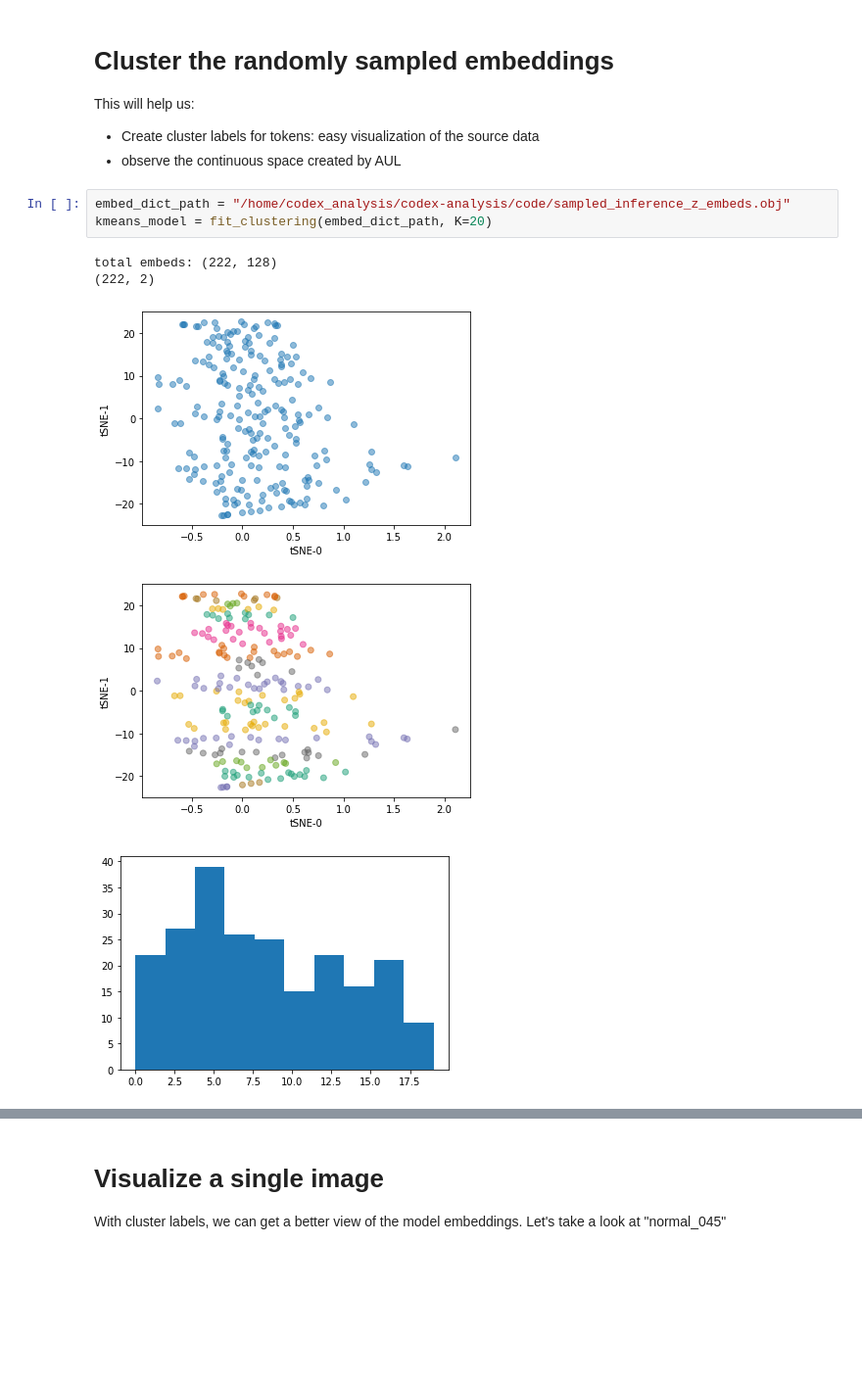
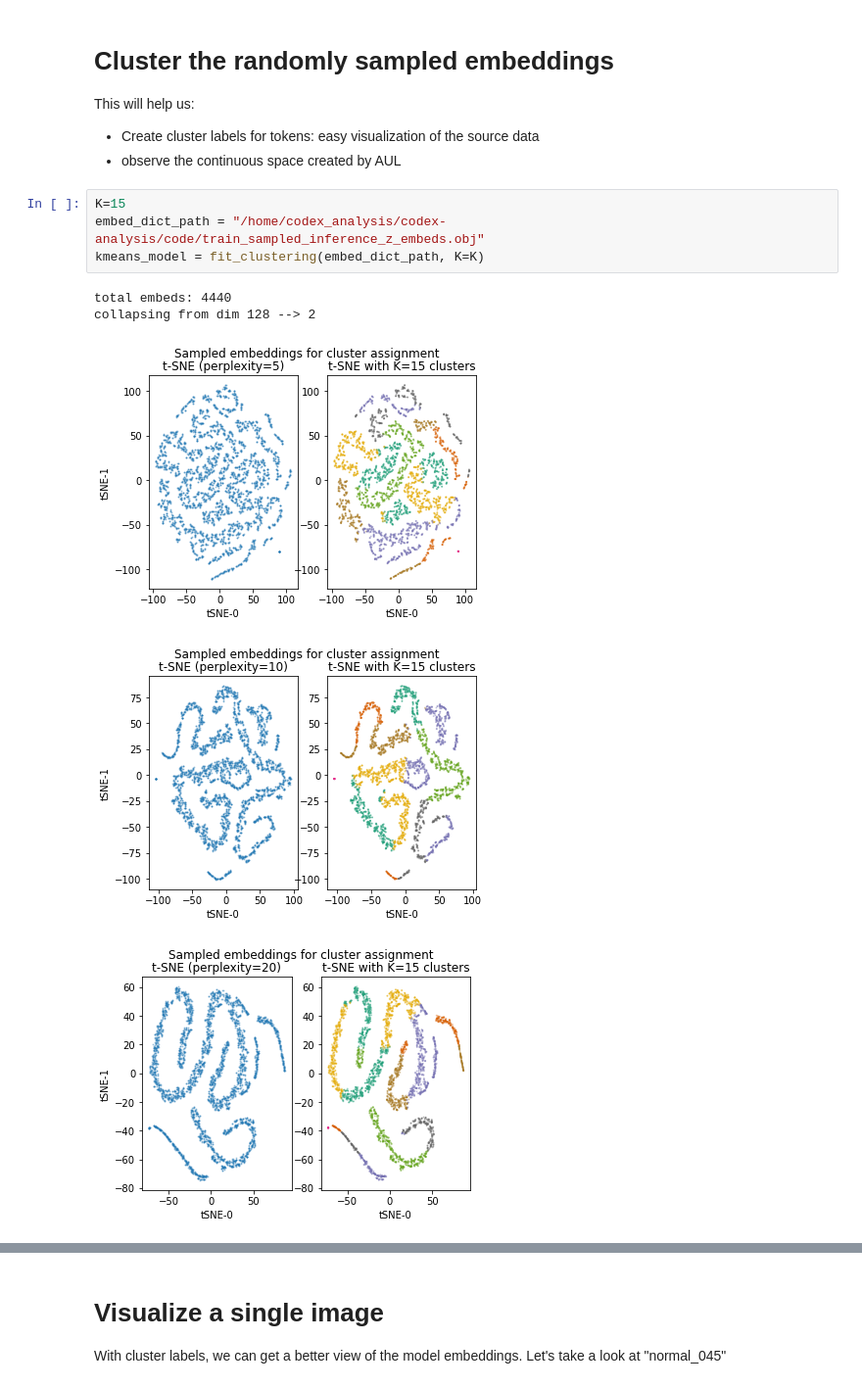
Before and after one commit to gmachiraju/codex-analysis, a Jupyter notebook: code/SSL-experiments.ipynb, the cells around one changed output, grey strips where cells are left out. Shown at 98% size. Cells and saved outputs as stored; diff of their text form; blank space fills up the shorter version.

```diff
--- a/code/SSL-experiments.ipynb
+++ b/code/SSL-experiments.ipynb
@@ -71,11 +189,12 @@ This will help us:
 - Create cluster labels for tokens: easy visualization of the source data
 - observe the continuous space created by AUL
 # %%
-embed_dict_path = "/home/codex_analysis/codex-analysis/code/sampled_inference_z_embeds.obj"
-kmeans_model = fit_clustering(embed_dict_path, K=20)
+K=15
+embed_dict_path = "/home/codex_analysis/codex-analysis/code/train_sampled_inference_z_embeds.obj"
+kmeans_model = fit_clustering(embed_dict_path, K=K)
 # %% [output]
-total embeds: (222, 128)
-(222, 2)
+total embeds: 4440
+collapsing from dim 128 --> 2
-[figure, old version]
+[figure, new version]
-[figure, old version]
+[figure, new version]
-[figure, old version]
+[figure, new version]
```
Also changed, not shown: parts of 46 cells of this notebook, 11 other files.
